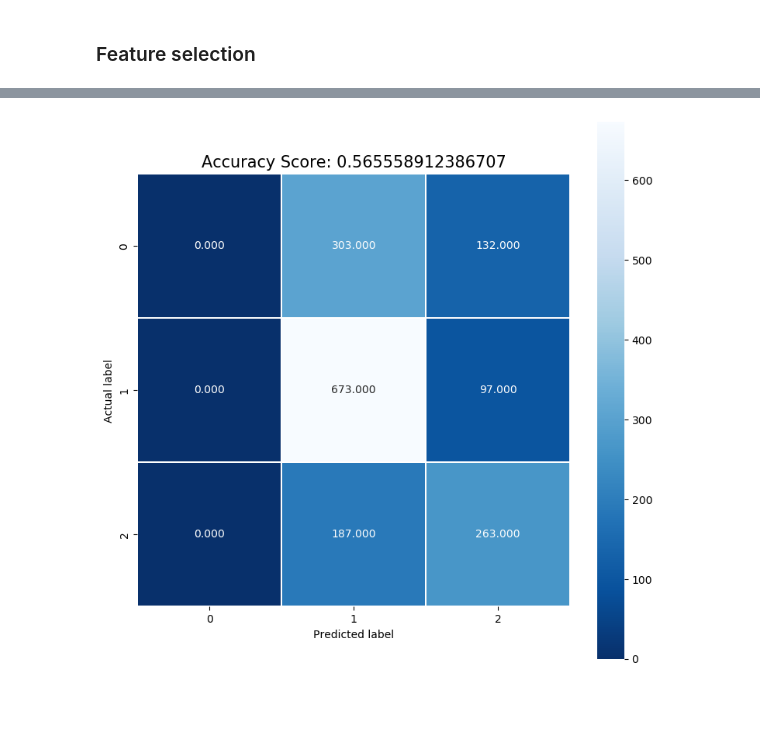
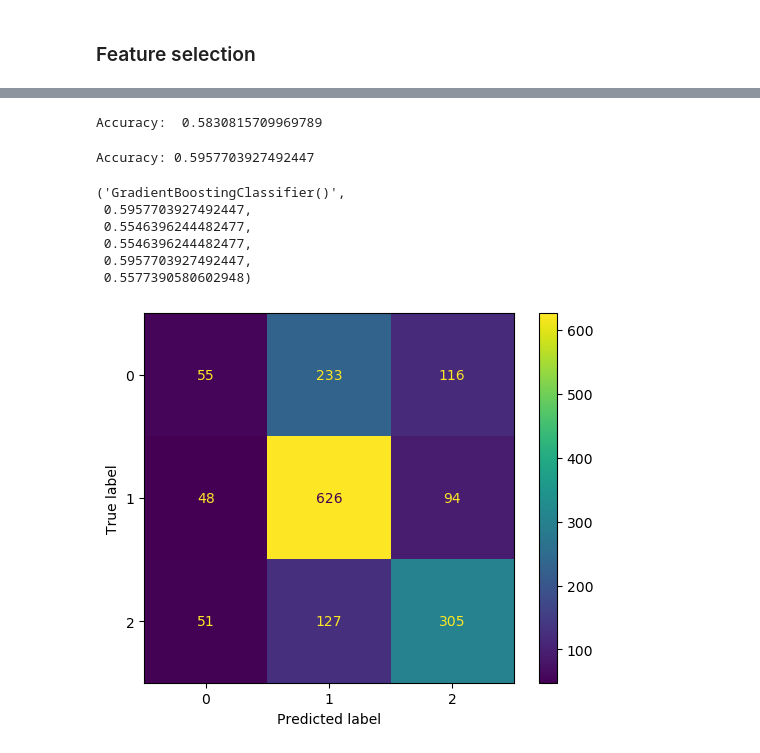
Before and after one commit to hubruk/predicting_profitable_customer_segments, a Jupyter notebook: predicting_profitable_customer_groups_Kruk.ipynb, the cells around one changed output, grey strips where cells are left out. Cells and saved outputs as stored; diff of their text form; code cells hidden in the pictures; blank space fills up the shorter version.

```diff
--- a/predicting_profitable_customer_groups_Kruk.ipynb
+++ b/predicting_profitable_customer_groups_Kruk.ipynb
@@ -211,5 +269,5 @@ Please also refer to the documentation for alternative solver options:
 # %%
 fs, X_train_fs, X_test_fs = top_x_by_fclassif(10)
-logisticRegression_tester(X_train_fs, X_test_fs)
+logisticRegression_tester(X_train_fs, X_test_fs, False)
 # %% [output]
-[figure, removed]
+Accuracy:  0.5830815709969789
@@ -215,0 +276,11 @@ logisticRegression_tester(X_train_fs, X_test_fs)
+# %%
+model_tester(GradientBoostingClassifier, X_train, y_train, True)
+# %% [output]
+Accuracy: 0.5957703927492447
+('GradientBoostingClassifier()',
+ 0.5957703927492447,
+ 0.5546396244482477,
+ 0.5546396244482477,
+ 0.5957703927492447,
+ 0.5577390580602948)
+[figure, added]
```
Also changed, not shown: parts of 27 cells of this notebook.
